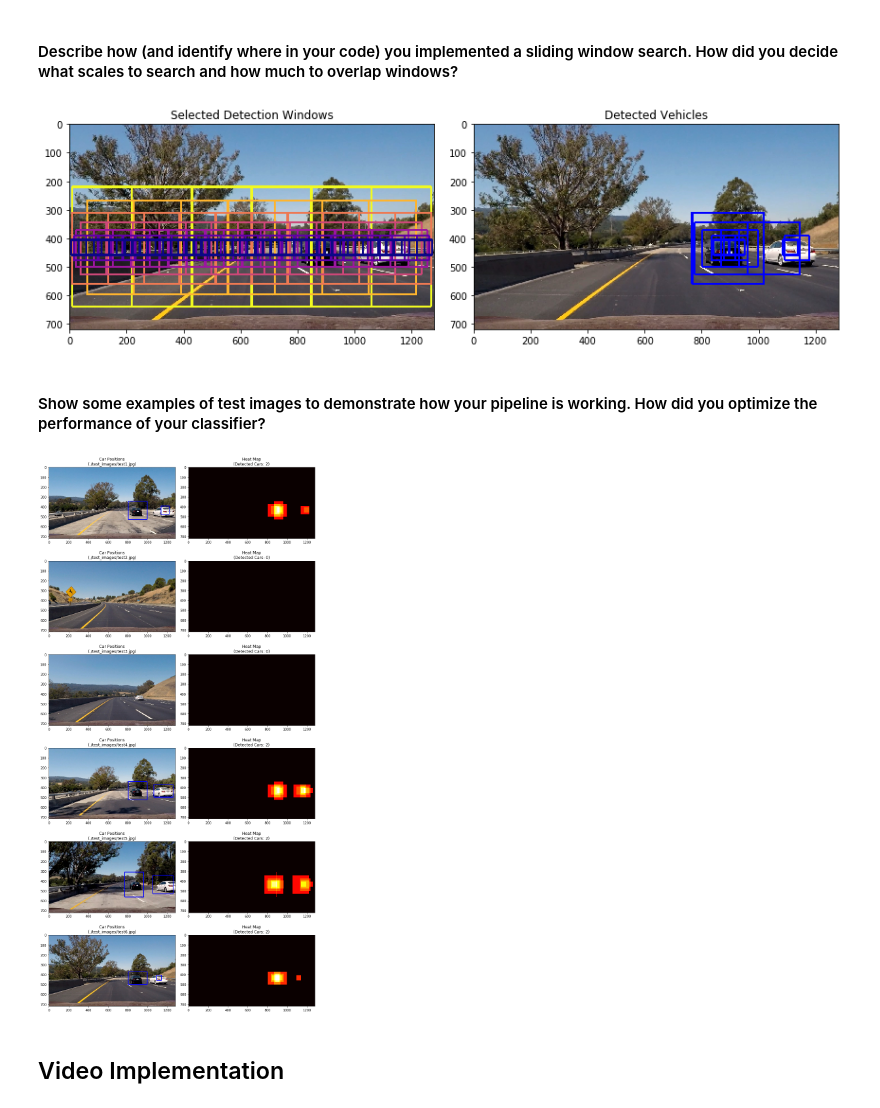
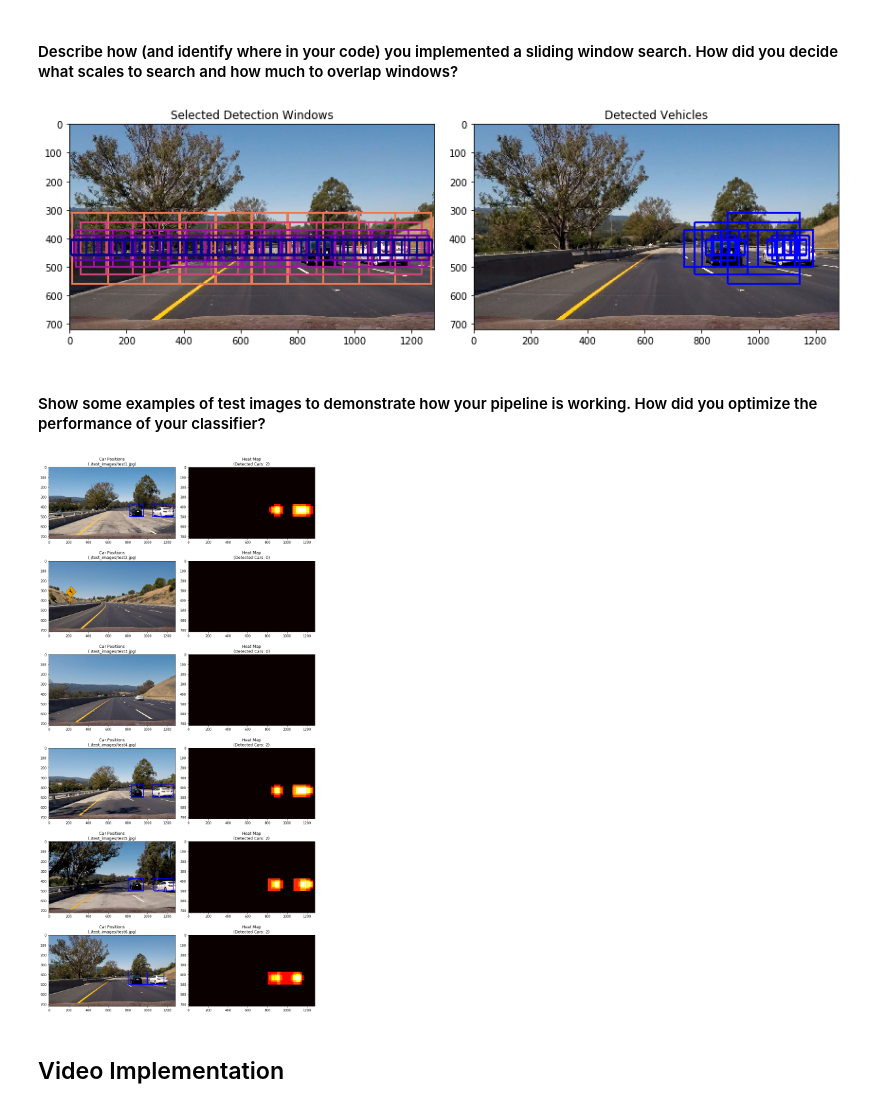
Before and after one commit to FuerteLoco/CarND-Vehicle-Detection, a Jupyter notebook: Vehicle_Detection.ipynb, the cells around one changed output. Cells and saved outputs as stored; diff of their text form; code cells hidden in the pictures.

```diff
--- a/Vehicle_Detection.ipynb
+++ b/Vehicle_Detection.ipynb
@@ -40,7 +40,7 @@ def bin_spatial(img, size=(32, 32)):
 
 # Define a function to compute color histogram features
 # NEED TO CHANGE bins_range if reading .png files with mpimg!
-def color_hist(img, nbins=32, bins_range=(0, 256)):
+def color_hist(img, nbins=32, bins_range=(0, 1)):
     # Compute the histogram of the color channels separately
     channel1_hist = np.histogram(img[:,:,0], bins=nbins, range=bins_range)
     channel2_hist = np.histogram(img[:,:,1], bins=nbins, range=bins_range)
@@ -104,6 +104,6 @@ def extract_features(imgs, color_space='RGB', spatial_size=(32, 32),
 
 # Read in our vehicles and non-vehicles
 notcars = glob.glob("./dataset/non-vehicles/**/*.png", recursive=True)
-cars = glob.glob("./dataset/vehicles/KITTI_extracted/*.png")
+cars = glob.glob("./dataset/vehicles/**/*.png", recursive=True)
 print("There are %i cars and %i non-cars." % (len(cars), len(notcars)))
 # %% [output]
@@ -326,37 +326,37 @@ image_windows = np.copy(image)
 cmap = plt.get_cmap("plasma_r")
 num_planes = 7
 windows = []
-for plane in range(0, num_planes):
+for plane in range(2, num_planes):
     window_list = slide_window(image, plane)
     windows = windows + window_list
     color = cmap(int((plane*255/(num_planes-1))))[:3]
     color = tuple([int(256*x) for x in color])
     image_windows = draw_boxes(image_windows, window_list, color=color, thick=6)
 
 # detect vehicles
 image_detection = np.copy(image)
 # Uncomment the following line if you extracted training
 # data from .png images (scaled 0 to 1 by mpimg) and the
 # image you are searching is a .jpg (scaled 0 to 255)
 image = image.astype(np.float32)/255
 hot_windows = search_windows(image, windows, svc, X_scaler, color_space=color_space,
                         spatial_size=spatial_size, hist_bins=hist_bins,
                         orient=orient, pix_per_cell=pix_per_cell,
                         cell_per_block=cell_per_block,
                         hog_channel=hog_channel, spatial_feat=spatial_feat,
                         hist_feat=hist_feat, hog_feat=hog_feat)
 
 image_detection = draw_boxes(image_detection, hot_windows, color=(0, 0, 255), thick=6)
 
 f, ax = plt.subplots(1, 2, figsize=(12, 6))
 f.tight_layout()
 ax[0].imshow(image_windows)
 ax[0].set_title("Selected Detection Windows")
 ax[1].imshow(image_detection)
 ax[1].set_title("Detected Vehicles")
 f.show(False)
 # %% [output]
-[figure, old version]
+[figure, new version]
 # %% [markdown]
 #### Show some examples of test images to demonstrate how your pipeline is working. How did you optimize the performance of your classifier?
 # %%
@@ -399,7 +399,7 @@ def pipeline(image, png_scaling = False):
 
     num_planes = 7
     windows = []
-    for plane in range(0, num_planes):
+    for plane in range(2, num_planes):
         window_list = slide_window(image, plane)
         windows = windows + window_list
 
@@ -451,7 +451,7 @@ for file_name in sorted(file_list):
 f.tight_layout()
 f.show(False)
 # %% [output]
-[figure, old version]
+[figure, new version]
 # %% [markdown]
 ## Video Implementation
 # %% [markdown]
```
Also changed, not shown: parts of 4 cells of this notebook, 4 other files.
